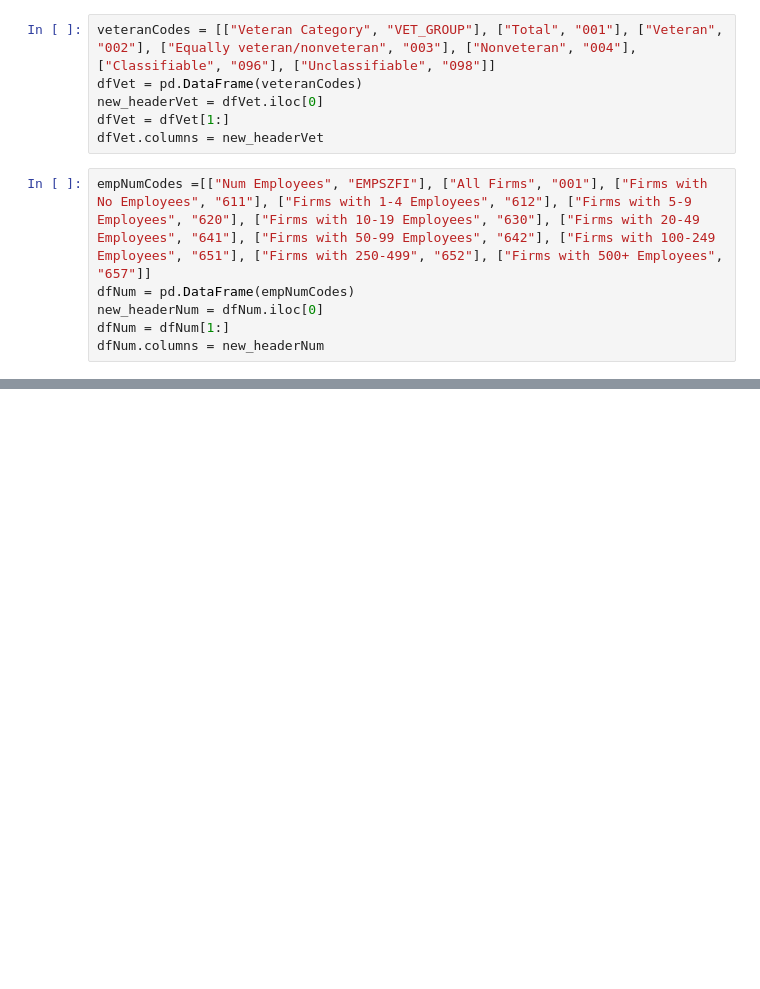
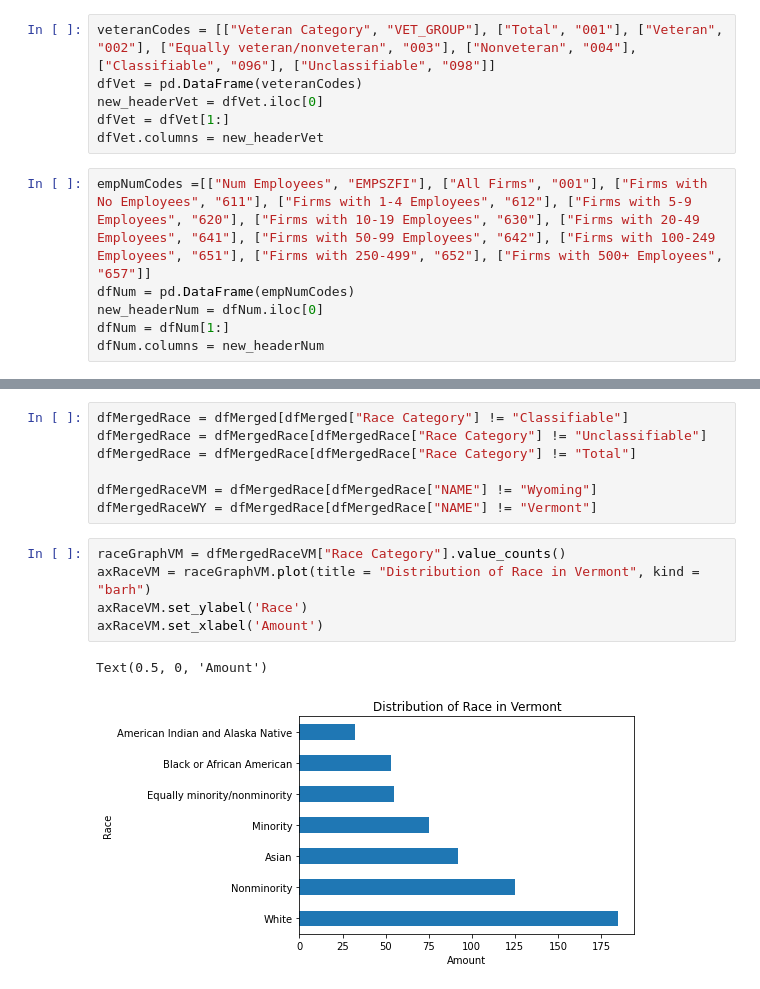
Before and after one commit to ryan-shell/VisualizationsAssessment, a Jupyter notebook: VisualizationsCode.ipynb, the cells around one changed output, grey strips where cells are left out. Saved outputs shown, nothing was run; the diff lists cells and outputs as text; blank space fills up the shorter version.

```diff
--- a/VisualizationsCode.ipynb
+++ b/VisualizationsCode.ipynb
@@ -173,3 +176,18 @@ fig.show("notebook")
 # %% [output]
 [interactive output not drawn]
 [interactive output not drawn]
+# %%
+dfMergedRace = dfMerged[dfMerged["Race Category"] != "Classifiable"]
+dfMergedRace = dfMergedRace[dfMergedRace["Race Category"] != "Unclassifiable"]
+dfMergedRace = dfMergedRace[dfMergedRace["Race Category"] != "Total"]
+
+dfMergedRaceVM = dfMergedRace[dfMergedRace["NAME"] != "Wyoming"]
+dfMergedRaceWY = dfMergedRace[dfMergedRace["NAME"] != "Vermont"]
+# %%
+raceGraphVM = dfMergedRaceVM["Race Category"].value_counts()
+axRaceVM = raceGraphVM.plot(title = "Distribution of Race in Vermont", kind = "barh")
+axRaceVM.set_ylabel('Race')
+axRaceVM.set_xlabel('Amount')
+# %% [output]
+Text(0.5, 0, 'Amount')
+[figure, added]
```
Also changed, not shown: parts of 15 cells of this notebook.
